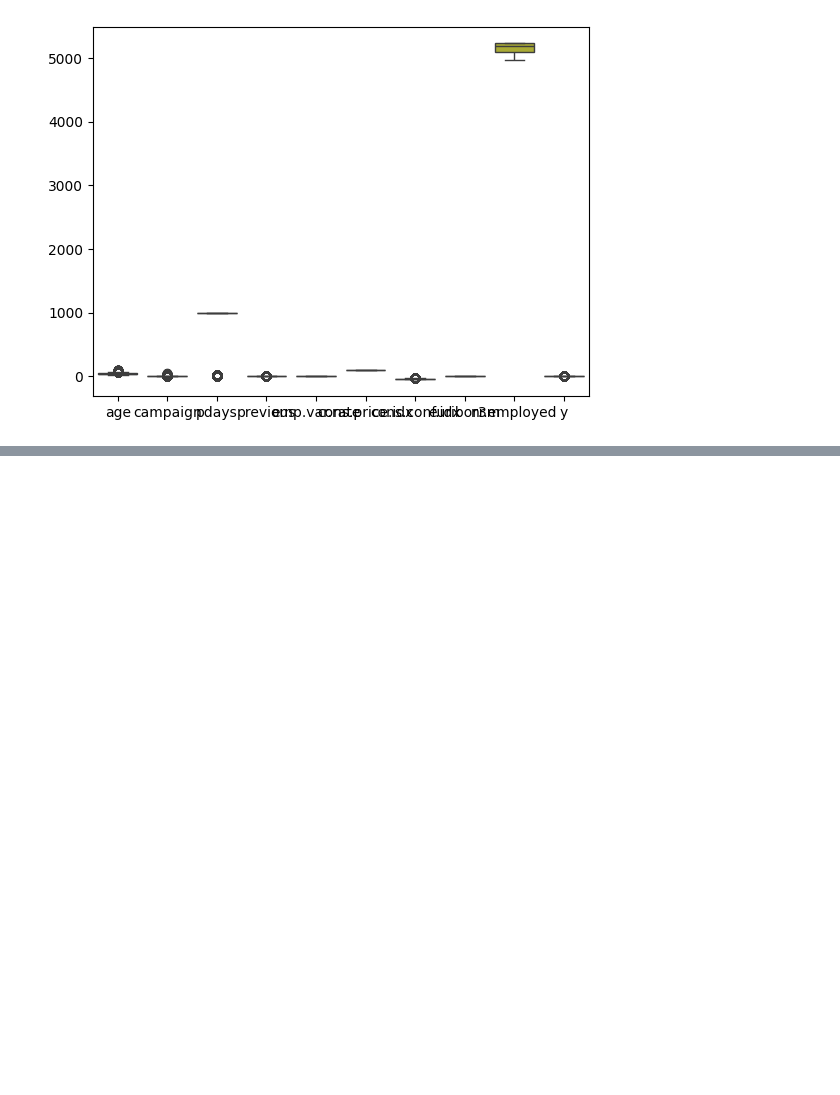
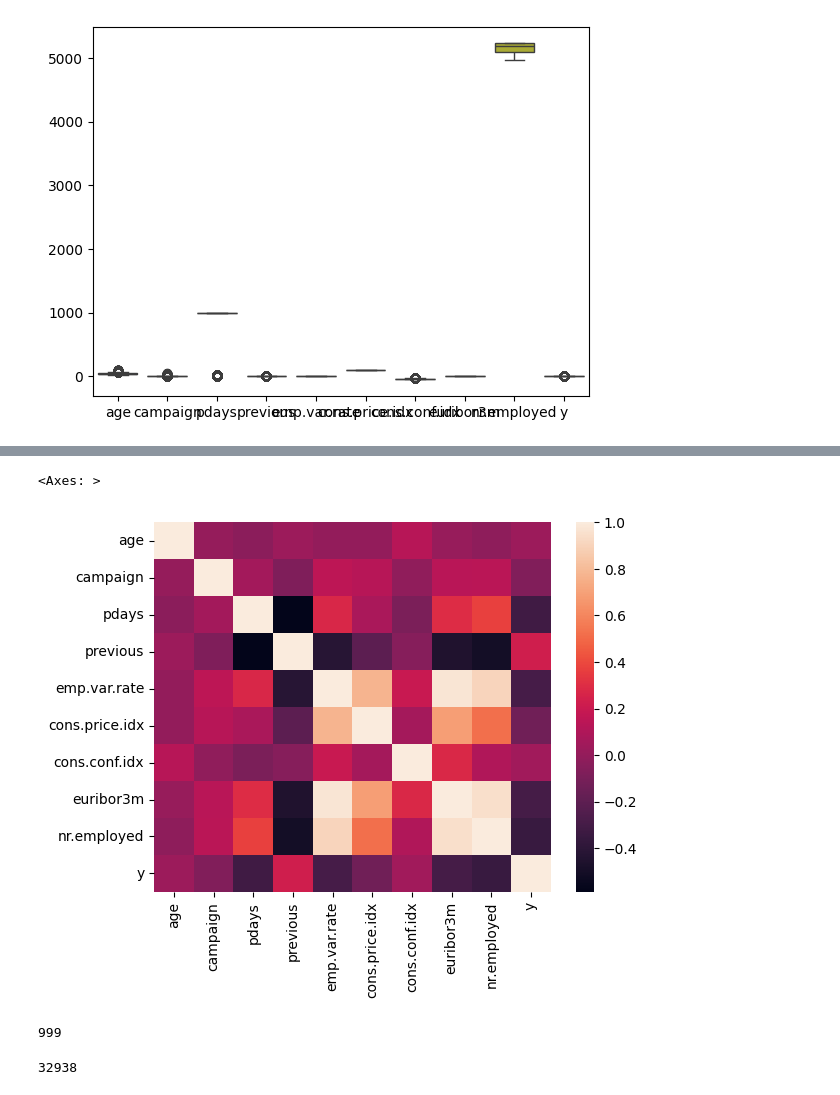
Before and after one commit to rzadrzi/deep-learning-pytorch, a Jupyter notebook: ANN/bank_marketing.ipynb, the cells around one changed output, grey strips where cells are left out. Saved outputs shown, nothing was run; the diff lists cells and outputs as text; code cells hidden in the pictures; blank space fills up the shorter version.

```diff
--- a/ANN/bank_marketing.ipynb
+++ b/ANN/bank_marketing.ipynb
@@ -172,0 +187,13 @@ sns.boxplot(all_df_2)
+# %%
+sns.heatmap(all_df_2.corr())
+# %% [output]
+<Axes: >
+[figure, added]
+# %%
+np.max(df['pdays'])
+# %% [output]
+999
+# %%
+np.count_nonzero(df['pdays'])
+# %% [output]
+32938
```
Also changed, not shown: parts of 3 cells of this notebook.
